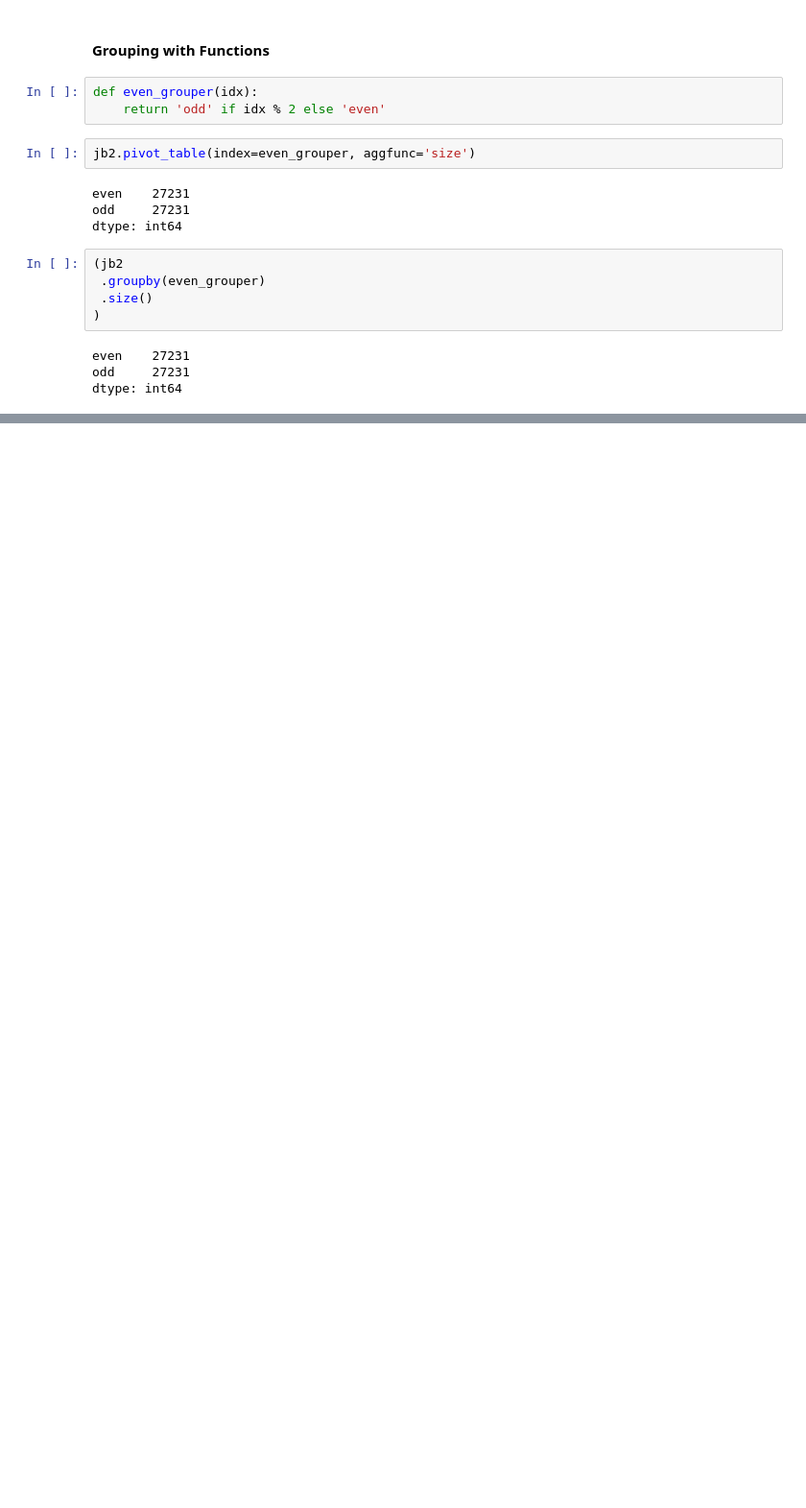
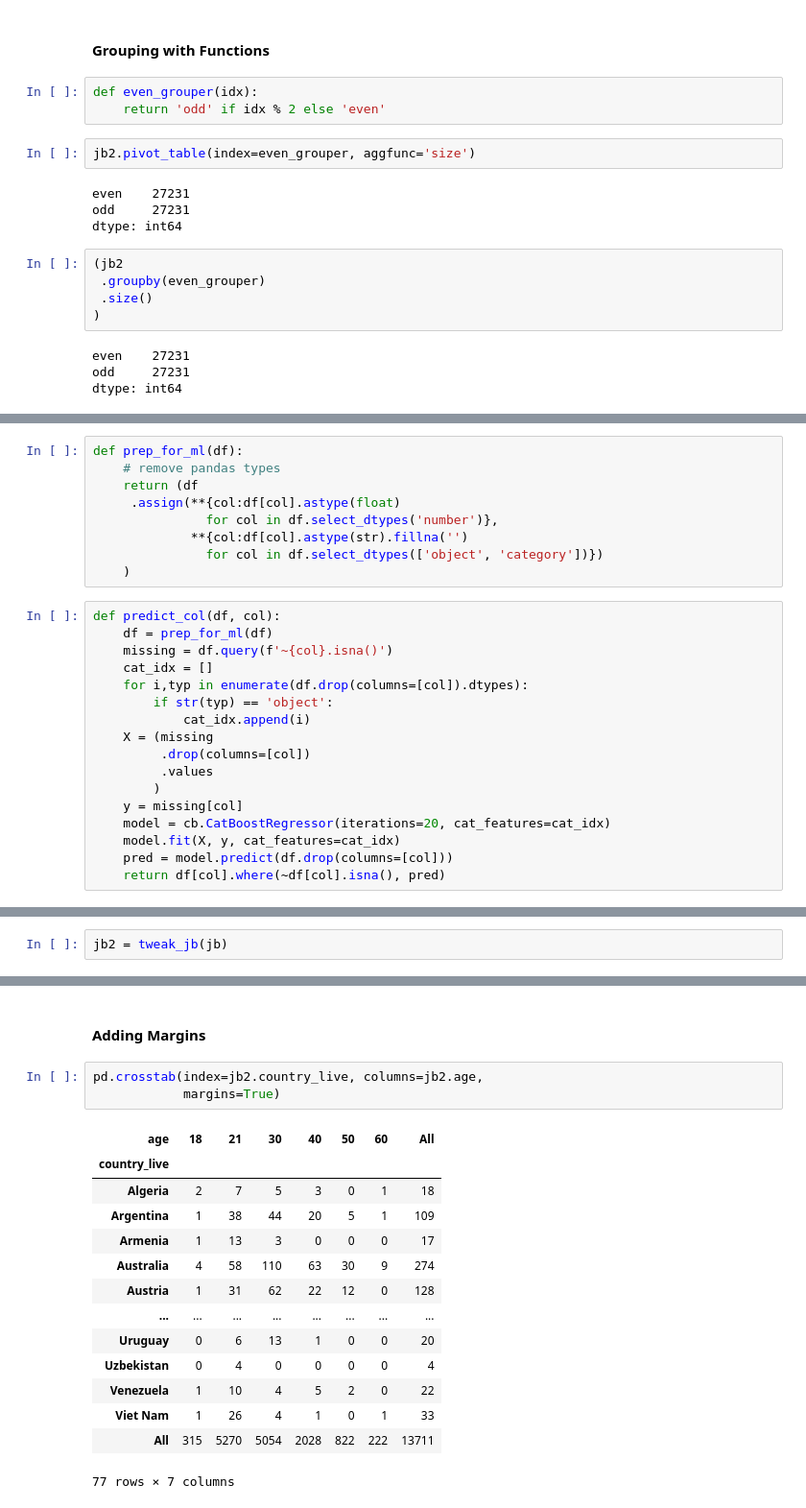
Before and after one commit to joakor89/Effective_Pandas, a Jupyter notebook: reshaping_df_dummies.ipynb, the cells around one changed output, grey strips where cells are left out. Shown: that part at 96% size. Cells and saved outputs as stored; diff of their text form; blank space fills up the shorter version.

```diff
--- a/reshaping_df_dummies.ipynb
+++ b/reshaping_df_dummies.ipynb
@@ -824,0 +838,26 @@ dtype: int64
+# %%
+def prep_for_ml(df):
+    # remove pandas types
+    return (df
+     .assign(**{col:df[col].astype(float)
+               for col in df.select_dtypes('number')},
+             **{col:df[col].astype(str).fillna('')
+               for col in df.select_dtypes(['object', 'category'])})
+    )
+# %%
+def predict_col(df, col):
+    df = prep_for_ml(df)
+    missing = df.query(f'~{col}.isna()')
+    cat_idx = []
+    for i,typ in enumerate(df.drop(columns=[col]).dtypes):
+        if str(typ) == 'object':
+            cat_idx.append(i)
+    X = (missing
+         .drop(columns=[col])
+         .values
+        )
+    y = missing[col]
+    model = cb.CatBoostRegressor(iterations=20, cat_features=cat_idx)
+    model.fit(X, y, cat_features=cat_idx)
+    pred = model.predict(df.drop(columns=[col]))
+    return df[col].where(~df[col].isna(), pred)
@@ -824,0 +907,2 @@ dtype: int64
+# %%
+jb2 = tweak_jb(jb)
@@ -824,0 +1047,20 @@ dtype: int64
+# %% [markdown]
+#### Adding Margins
+# %%
+pd.crosstab(index=jb2.country_live, columns=jb2.age,
+            margins=True)
+# %% [output]
+| age | 18 | 21 | 30 | 40 | 50 | 60 | All |
+| country_live |  |  |  |  |  |  |  |
+| Algeria | 2 | 7 | 5 | 3 | 0 | 1 | 18 |
+| Argentina | 1 | 38 | 44 | 20 | 5 | 1 | 109 |
+| Armenia | 1 | 13 | 3 | 0 | 0 | 0 | 17 |
+| Australia | 4 | 58 | 110 | 63 | 30 | 9 | 274 |
+| Austria | 1 | 31 | 62 | 22 | 12 | 0 | 128 |
+| ... | ... | ... | ... | ... | ... | ... | ... |
+| Uruguay | 0 | 6 | 13 | 1 | 0 | 0 | 20 |
+| Uzbekistan | 0 | 4 | 0 | 0 | 0 | 0 | 4 |
+| Venezuela | 1 | 10 | 4 | 5 | 2 | 0 | 22 |
+| Viet Nam | 1 | 26 | 4 | 1 | 0 | 1 | 33 |
+| All | 315 | 5270 | 5054 | 2028 | 822 | 222 | 13711 |
+77 rows × 7 columns
```
Also changed, not shown: parts of 54 cells of this notebook, 4 other files.
